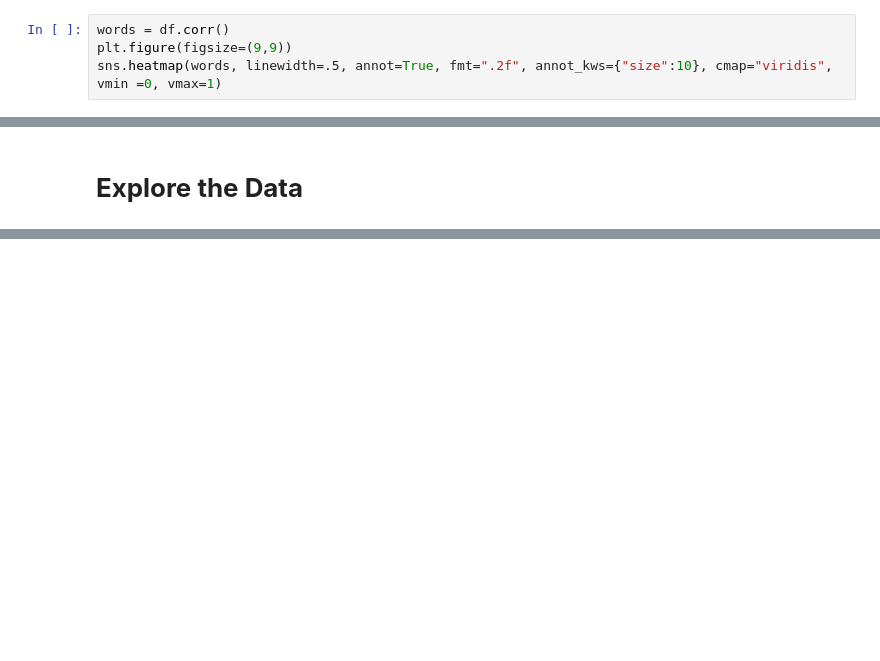
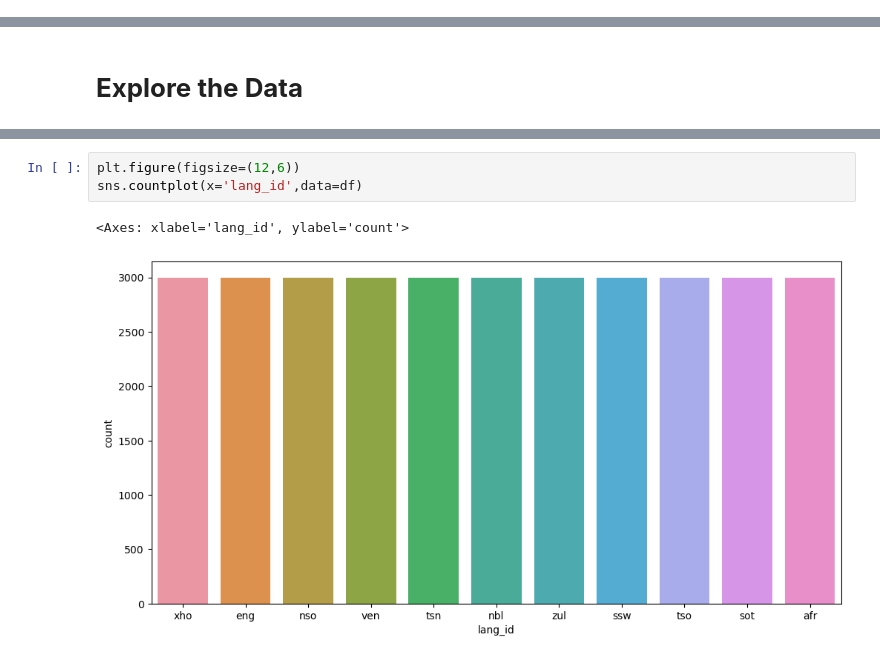
Before and after one commit to vascoeti/Language-IdentificationClassification-Hackathon, a Jupyter notebook: classification-hackathon.ipynb, the cells around one changed output, grey strips where cells are left out. Saved outputs shown, nothing was run; the diff lists cells and outputs as text; blank space fills up the shorter version.

```diff
--- a/classification-hackathon.ipynb
+++ b/classification-hackathon.ipynb
@@ -209,4 +197,0 @@ display(df.head(5))
-# %%
-words = df.corr()
-plt.figure(figsize=(9,9))
-sns.heatmap(words, linewidth=.5, annot=True, fmt=".2f", annot_kws={"size":10}, cmap="viridis", vmin =0, vmax=1)
@@ -505,0 +504,6 @@ df.groupby('lang_id').describe(include=['O']).T
+# %%
+plt.figure(figsize=(12,6))
+sns.countplot(x='lang_id',data=df)
+# %% [output]
+<Axes: xlabel='lang_id', ylabel='count'>
+[figure, added]
```
Also changed, not shown: parts of 34 cells of this notebook.
